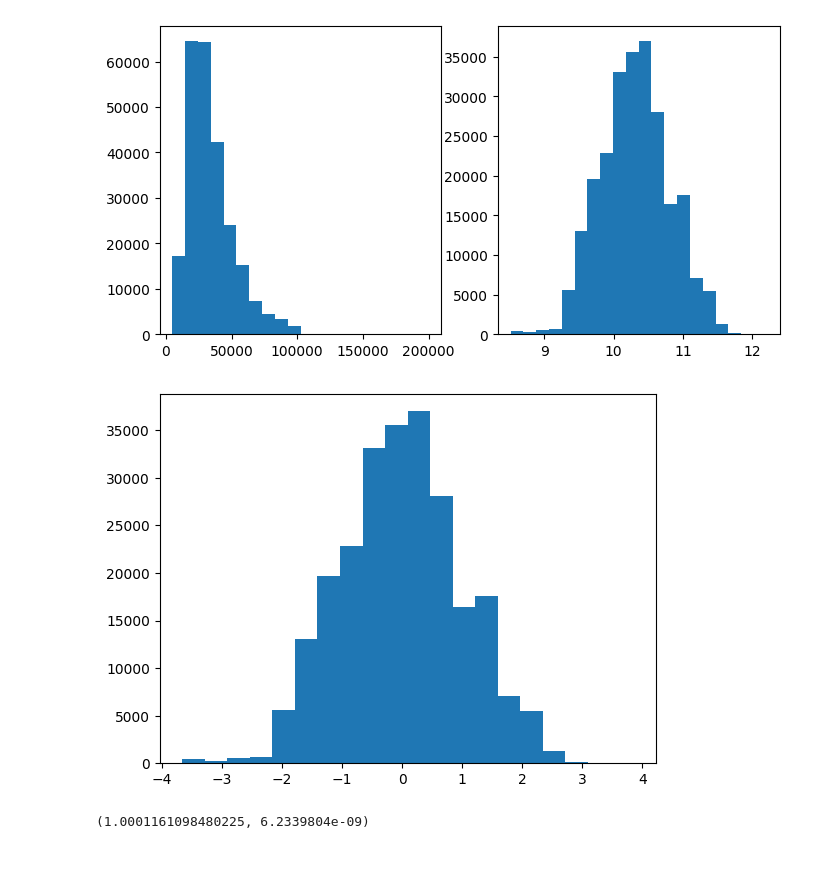
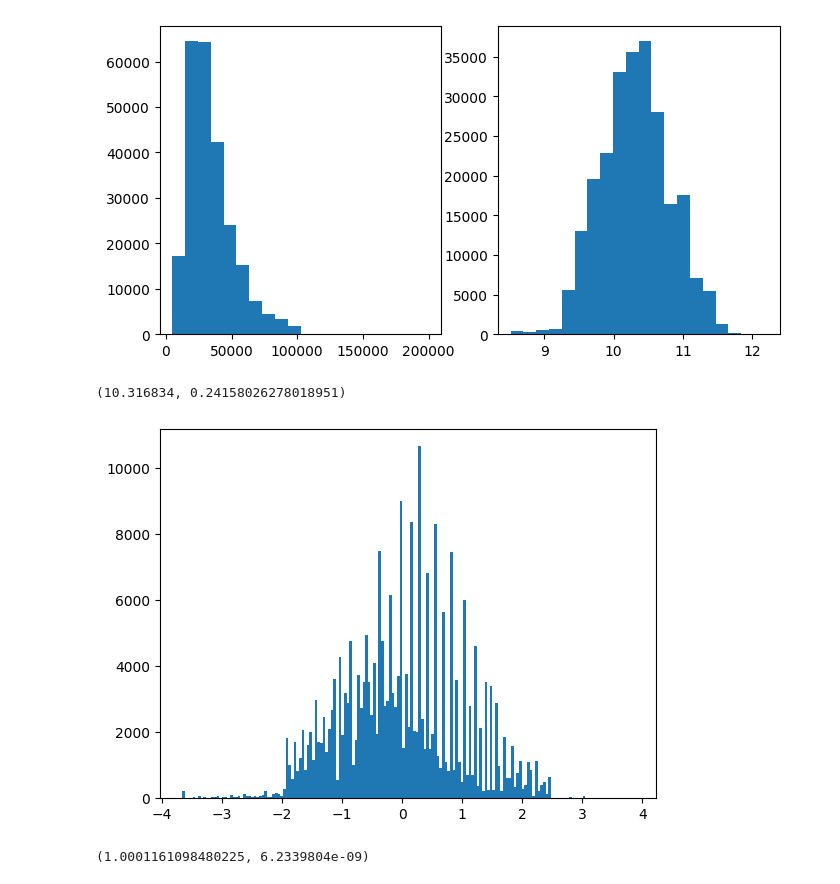
Before and after one commit to SergAnuf/nlp_course, a Jupyter notebook: week02_classification/seminar.ipynb, the cells around one changed output. Saved outputs shown, nothing was run; the diff lists cells and outputs as text; code cells hidden in the pictures.

Commit message:
save target transformation

```diff
--- a/week02_classification/seminar.ipynb
+++ b/week02_classification/seminar.ipynb
@@ -52,13 +52,17 @@ plt.subplot(1, 2, 2)
 plt.hist(data['Log1pSalary'], bins=20);
 # %% [output]
 [figure]
+# %%
+np.mean(data['Log1pSalary']), np.var(data['Log1pSalary'])
+# %% [output]
+(10.316834, 0.24158026278018951)
 # %%
 from sklearn.preprocessing import StandardScaler
 
 scaler = StandardScaler()
-data["Log1pSalary"] = scaler.fit_transform(data["Log1pSalary"].values.reshape(-1, 1))
+data["Log1pSalary_normed"] = scaler.fit_transform(data["Log1pSalary"].values.reshape(-1, 1))
 # %%
-plt.hist(data['Log1pSalary'], bins=20);
+plt.hist(data['Log1pSalary_normed'], bins="auto");
 # %% [output]
-[figure, old version]
+[figure, new version]
 # %%
```
Also changed, not shown: parts of 12 cells of this notebook.
